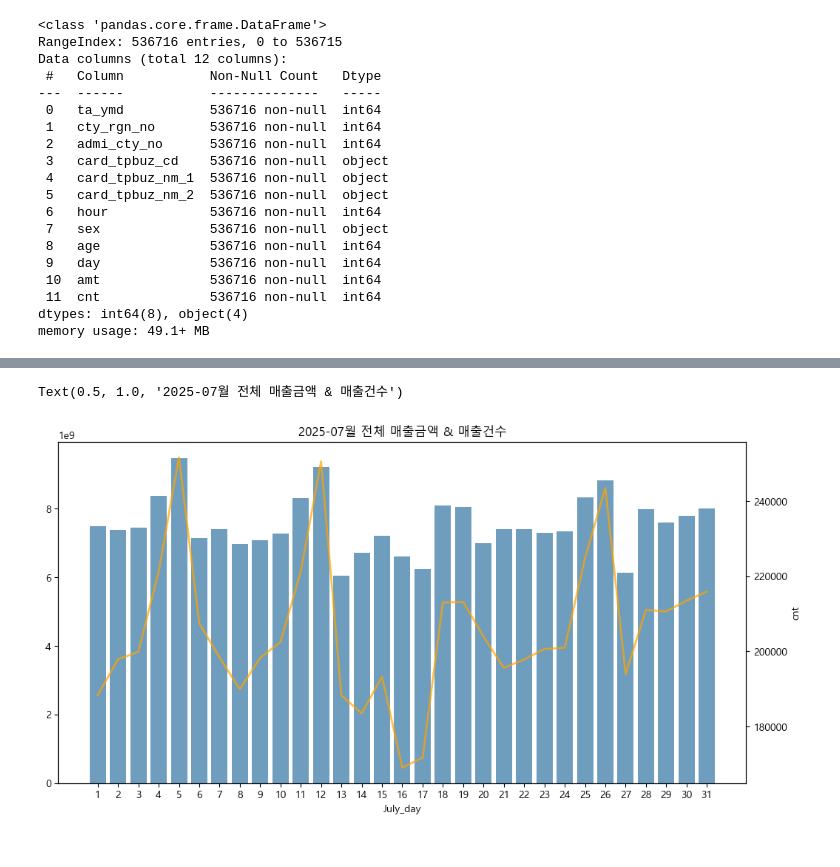
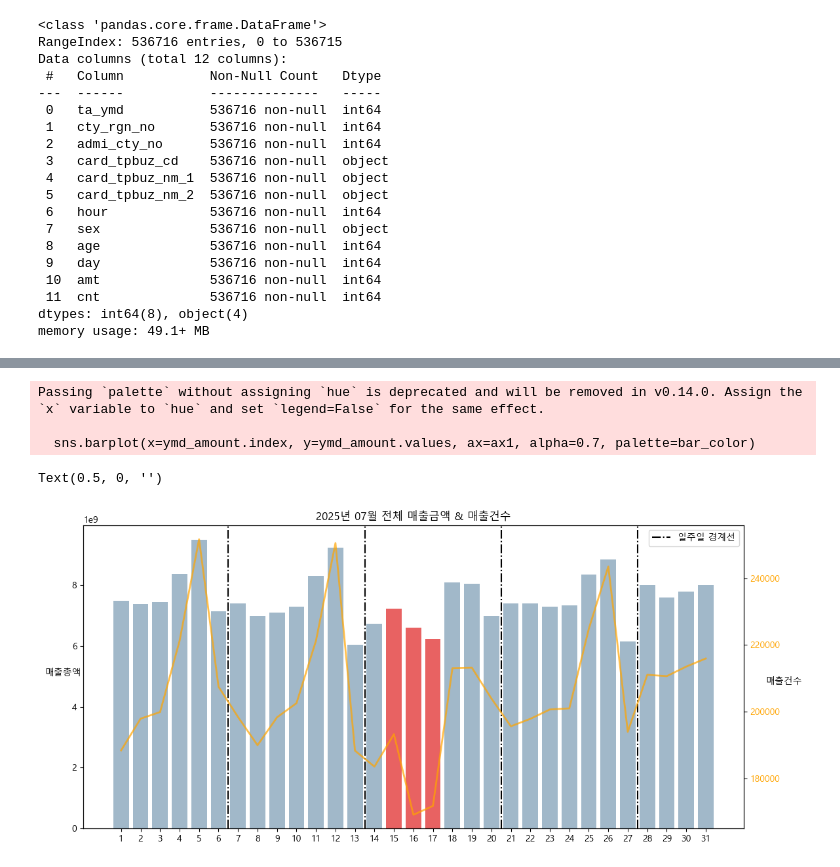
Before and after one commit to Jinwo0o-develop/Month_Analysis, a Jupyter notebook: Food_Analysis.ipynb, the cells around one changed output, grey strips where cells are left out. Drawn from its saved outputs; the diff is of its cells as text; code cells hidden in the pictures.

```diff
--- a/Food_Analysis.ipynb
+++ b/Food_Analysis.ipynb
@@ -77,27 +77,48 @@ dtypes: category(9), int64(3)
 memory usage: 16.9 MB
-# %%
-#이중 축 그래프 생성하기(7월 한달동안 전체 매출총액과 건수 확인)
-
-#일 컬럼 생성
-df['July_day'] = df['ta_ymd'].dt.day-1
-
-## 매출금액 + 기준년월일 / 매출건수 + 기준년월일
-ymd_amount = df.groupby('July_day')['amt'].sum()
-ymd_count = df.groupby('July_day')['cnt'].sum()
-
-#그림판(도화지) 제공
-fig, ax1 = plt.subplots(figsize=(12,6))
-
-## bar
-sns.barplot(x=ymd_amount.index, y=ymd_amount.values, ax=ax1, alpha=0.7)
-ax1.set_xticklabels(range(1,32))
-
-# 이중 축 (매출건수)
-ax2 = ax1.twinx()
-
-sns.lineplot(data = ymd_count, linewidth = 2, linestyle='-', ax=ax2, alpha=0.7, color='orange')
-
-plt.title("2025-07월 전체 매출금액 & 매출건수")
-# %% [output]
-Text(0.5, 1.0, '2025-07월 전체 매출금액 & 매출건수')
-[figure, removed]
+# %%
+# 월 단위 분석:
+## 이중 축 그래프 생성하기(7월 한달동안 전체 매출총액과 건수 확인)
+
+#일 컬럼 생성
+df['July_day'] = df['ta_ymd'].dt.day-1
+
+## 매출금액 + 기준년월일 / 매출건수 + 기준년월일
+ymd_amount = df.groupby('July_day')['amt'].sum()
+ymd_count = df.groupby('July_day')['cnt'].sum()
+
+#그림판(도화지) 제공
+fig, ax1 = plt.subplots(figsize=(13,6))
+
+## bar_color
+for i in range(5,32,7):
+  if i == 5:
+     plt.axvline(x=i+0.5, color='black', linestyle='-.',label="일주일 경계선")
+  else:
+     plt.axvline(x=i+0.5, color='black', linestyle='-.')
+
+plt.legend()
+bar_color = ['#6f9dbd'] * len(ymd_amount.index)
+
+bar_color[14] = 'red'
+bar_color[15] = 'red'
+bar_color[16] = 'red'
+## bar
+sns.barplot(x=ymd_amount.index, y=ymd_amount.values, ax=ax1, alpha=0.7, palette=bar_color)
+ax1.set_xticklabels(range(1,32))
+
+# 이중 축 (매출건수)
+ax2 = ax1.twinx()
+
+ax2.tick_params(axis='y', labelcolor='orange')
+sns.lineplot(data = ymd_count, linewidth = 2, linestyle='-', ax=ax2, alpha=0.7, color='orange')
+plt.title("2025년 07월 전체 매출금액 & 매출건수")
+ax1.set_ylabel("매출총액", rotation=0, labelpad=10)
+ax2.set_ylabel("매출건수", rotation=0)
+
+ax1.set_xlabel("")
+# %% [output]
+Passing `palette` without assigning `hue` is deprecated and will be removed in v0.14.0. Assign the `x` variable to `hue` and set `legend=False` for the same effect.
+
+  sns.barplot(x=ymd_amount.index, y=ymd_amount.values, ax=ax1, alpha=0.7, palette=bar_color)
+Text(0.5, 0, '')
+[figure, added]
```
Also changed, not shown: parts of 3 cells of this notebook, 11 other files.
